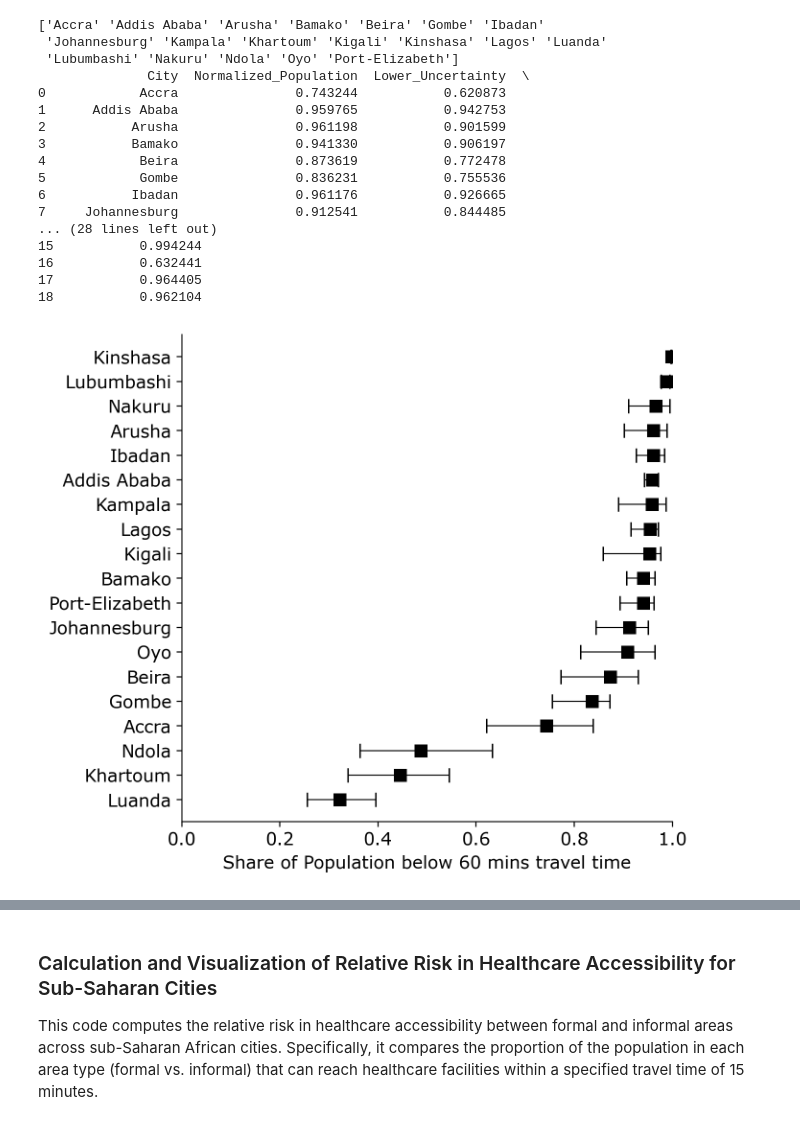
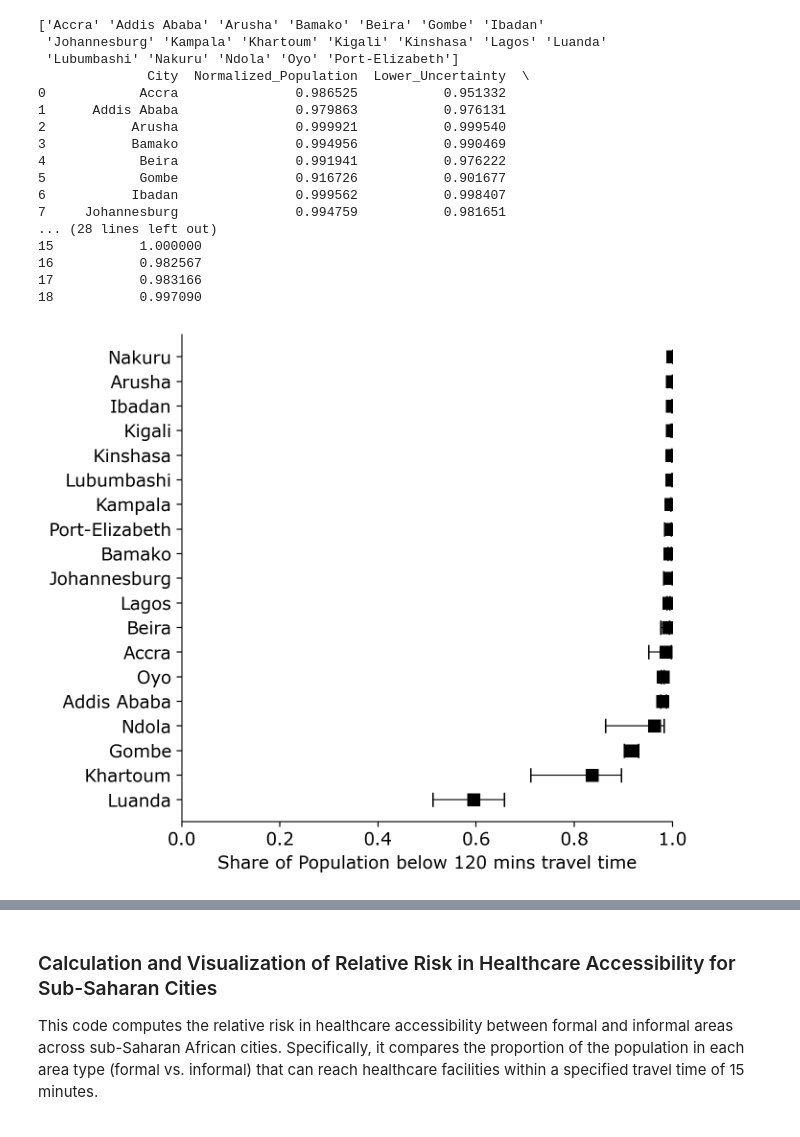
Before and after one commit to johnfriesen/Accessibility-Sub-Saharan-Africa, a Jupyter notebook: create_figures.ipynb, the cells around one changed output, grey strips where cells are left out. Cells and saved outputs as stored; diff of their text form; code cells hidden in the pictures.

```diff
--- a/create_figures.ipynb
+++ b/create_figures.ipynb
@@ -425,15 +40,16 @@ import pandas as pd
 import matplotlib.pyplot as plt
 import numpy as np
 plt.style.use("FST.mplstyle")
+
 uncertainty = 0.2
-time_of_interest = 60
+time_of_interest = 120
 hospital = 'C0'
 
 # Load the data from the first CSV file (with time information)
-df1 = pd.read_csv(f'recalculated_combined_data_{hospital}.csv')
+df1 = pd.read_csv(f'population_in_service_area_{hospital}.csv')
 
 # Load the data from the second CSV file (without time information)
-df2 = pd.read_csv(f'Total_Population_{hospital}.csv')
+df2 = pd.read_csv(f'Total_Population.csv')
 df2 = df2.drop('Time', axis=1)
 
 # Merge the data from both CSV files based on 'City' and 'Landuse'
@@ -537,43 +153,43 @@ plt.xlim(0,1)
 # Show the plot
 plt.show()
 
 # Convert and invert only numeric columns
 result_df_sorted[result_df_sorted.columns.difference(['City'])] = result_df_sorted[result_df_sorted.columns.difference(['City'])].apply(pd.to_numeric, errors='coerce')
 inverted_df = pd.concat([result_df_sorted[['City']], (1 - result_df_sorted[result_df_sorted.columns.difference(['City'])])*100], axis=1)
 # %% [output]
 Bad key mpl_toolkits.legacy_colorbar in file FST.mplstyle, line 757 ('mpl_toolkits.legacy_colorbar: True')
 You probably need to get an updated matplotlibrc file from
 https://github.com/matplotlib/matplotlib/blob/v3.9.2/lib/matplotlib/mpl-data/matplotlibrc
 or from the matplotlib source distribution
 A value is trying to be set on a copy of a slice from a DataFrame.
 Try using .loc[row_indexer,col_indexer] = value instead
 
 See the caveats in the documentation: https://pandas.pydata.org/pandas-docs/stable/user_guide/indexing.html#returning-a-view-versus-a-copy
   city_data['time_lower'] = city_data['Time'] - uncertainty * city_data['Time']
 A value is trying to be set on a copy of a slice from a DataFrame.
 Try using .loc[row_indexer,col_indexer] = value instead
 
 ... (368 lines left out)
 Try using .loc[row_indexer,col_indexer] = value instead
 
 See the caveats in the documentation: https://pandas.pydata.org/pandas-docs/stable/user_guide/indexing.html#returning-a-view-versus-a-copy
   city_data['population_upper'] = np.interp(city_data['time_upper'], city_data['Time'], city_data['Normalized'])
 [figure]
 ['Accra' 'Addis Ababa' 'Arusha' 'Bamako' 'Beira' 'Gombe' 'Ibadan'
  'Johannesburg' 'Kampala' 'Khartoum' 'Kigali' 'Kinshasa' 'Lagos' 'Luanda'
  'Lubumbashi' 'Nakuru' 'Ndola' 'Oyo' 'Port-Elizabeth']
               City  Normalized_Population  Lower_Uncertainty  \
-0            Accra               0.743244           0.620873
-1      Addis Ababa               0.959765           0.942753
-2           Arusha               0.961198           0.901599
-3           Bamako               0.941330           0.906197
-4            Beira               0.873619           0.772478
-5            Gombe               0.836231           0.755536
-6           Ibadan               0.961176           0.926665
-7     Johannesburg               0.912541           0.844485
+0            Accra               0.986525           0.951332
+1      Addis Ababa               0.979863           0.976131
+2           Arusha               0.999921           0.999540
+3           Bamako               0.994956           0.990469
+4            Beira               0.991941           0.976222
+5            Gombe               0.916726           0.901677
+6           Ibadan               0.999562           0.998407
+7     Johannesburg               0.994759           0.981651
 ... (28 lines left out)
-15           0.994244
-16           0.632441
-17           0.964405
-18           0.962104
+15           1.000000
+16           0.982567
+17           0.983166
+18           0.997090
-[figure, old version]
+[figure, new version]
```
Also changed, not shown: parts of 6 cells of this notebook, 58 other files.
